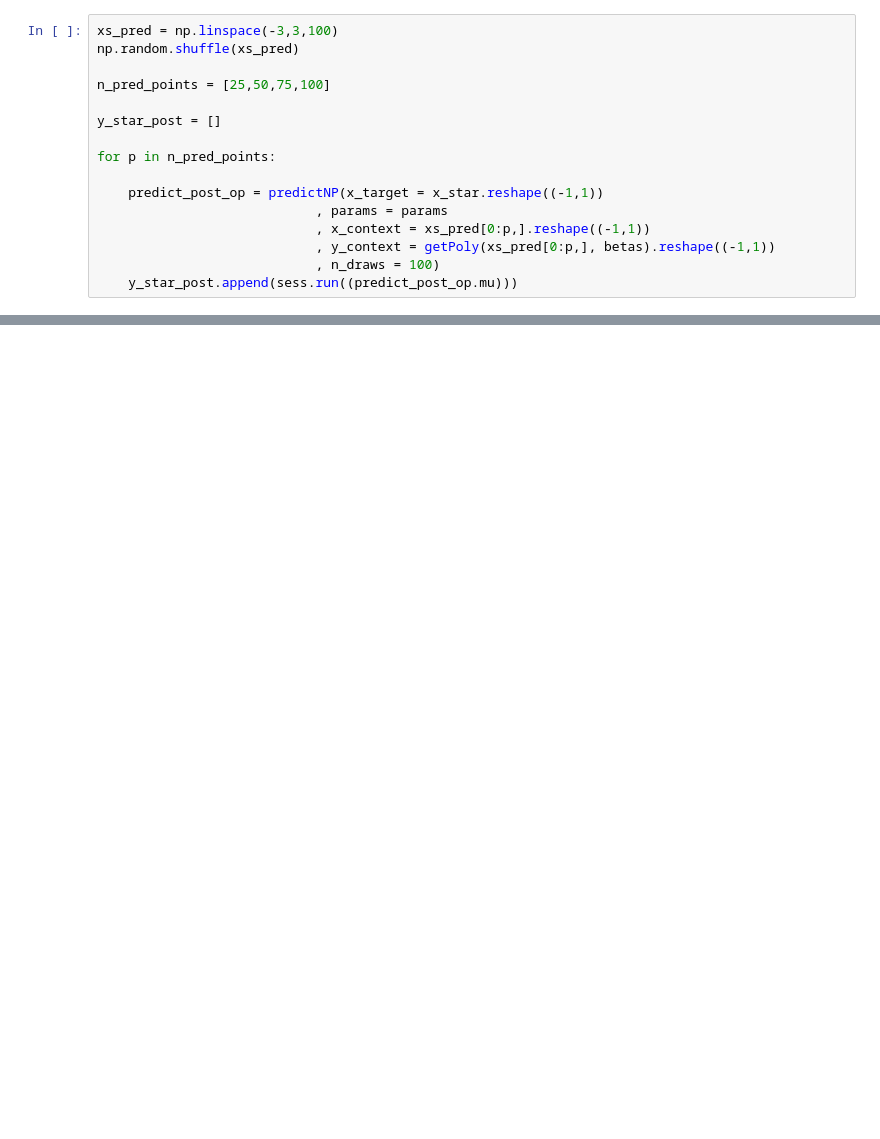
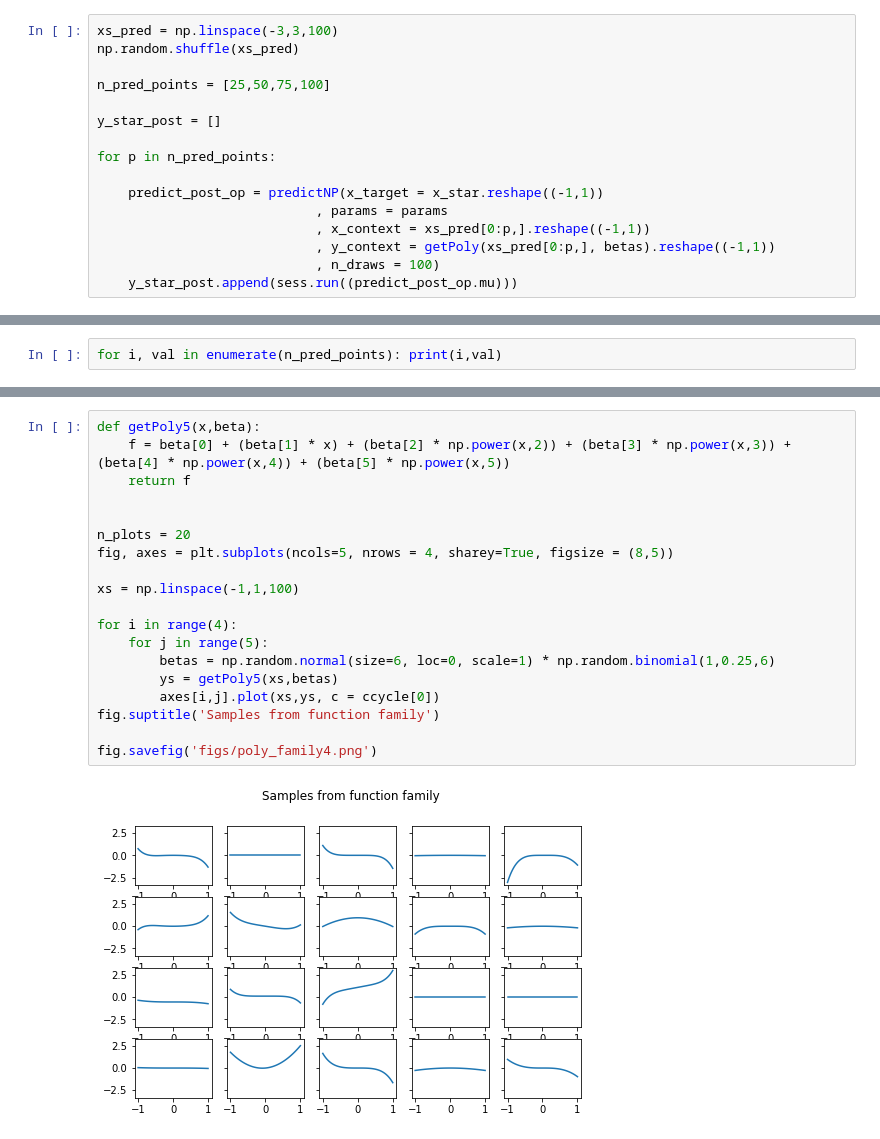
Before and after one commit to JTT94/neural_processes, a Jupyter notebook: experiments/valerie/NeuralProcess_vb.ipynb, the cells around one changed output, grey strips where cells are left out. Saved outputs shown, nothing was run; the diff lists cells and outputs as text; blank space fills up the shorter version.

```diff
--- a/experiments/valerie/NeuralProcess_vb.ipynb
+++ b/experiments/valerie/NeuralProcess_vb.ipynb
@@ -594,0 +615,2 @@ array([0.       , 1.4247701, 0.       , 0.       ])
+# %%
+for i, val in enumerate(n_pred_points): print(i,val)
@@ -594,0 +658,21 @@ array([0.       , 1.4247701, 0.       , 0.       ])
+# %%
+def getPoly5(x,beta):
+    f = beta[0] + (beta[1] * x) + (beta[2] * np.power(x,2)) + (beta[3] * np.power(x,3)) + (beta[4] * np.power(x,4)) + (beta[5] * np.power(x,5))
+    return f
+
+
+n_plots = 20
+fig, axes = plt.subplots(ncols=5, nrows = 4, sharey=True, figsize = (8,5))
+
+xs = np.linspace(-1,1,100)
+
+for i in range(4):
+    for j in range(5):
+        betas = np.random.normal(size=6, loc=0, scale=1) * np.random.binomial(1,0.25,6)
+        ys = getPoly5(xs,betas)
+        axes[i,j].plot(xs,ys, c = ccycle[0])
+fig.suptitle('Samples from function family')
+
+fig.savefig('figs/poly_family4.png')
+# %% [output]
+[figure, added]
```
Also changed, not shown: parts of 17 cells of this notebook, 45 other files.
